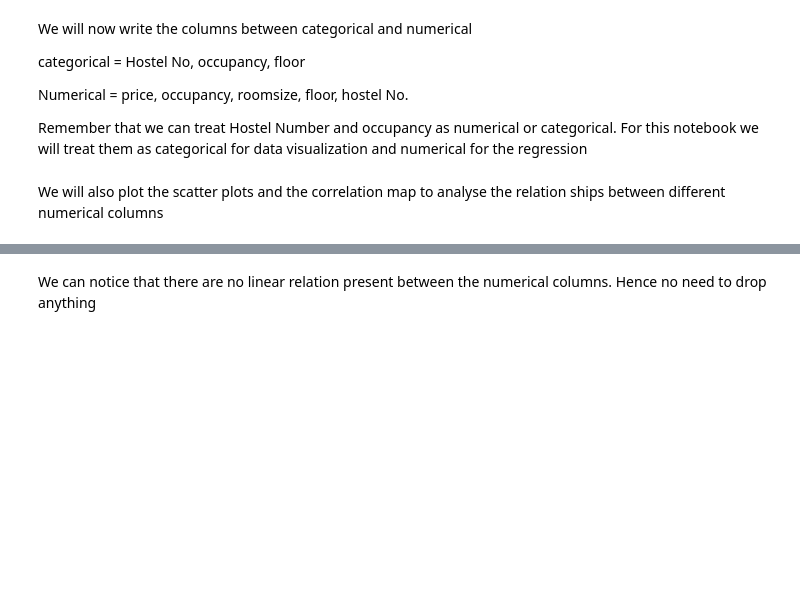
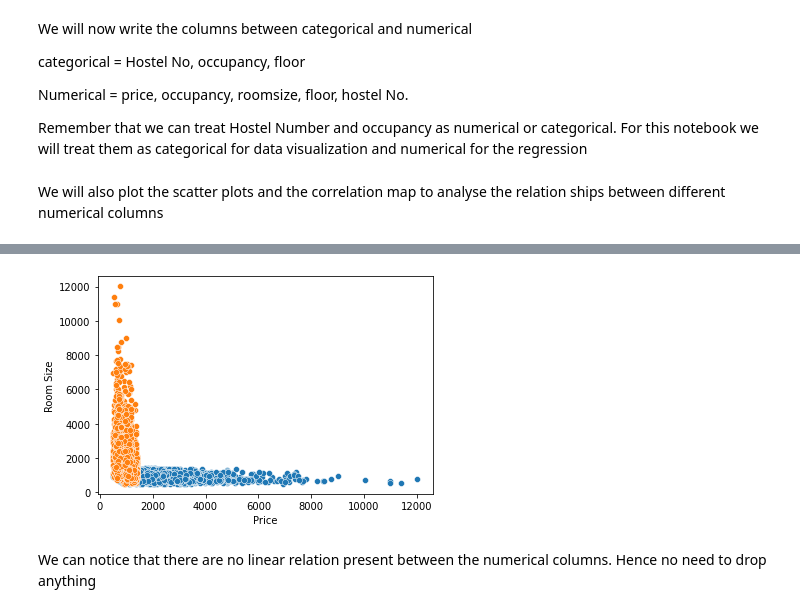
Before and after one commit to wncc/helloFOSS-21-Intro-to-ML, a Jupyter notebook: Linear_Regression_Task2_20b030018.ipynb, the cells around one changed output, grey strips where cells are left out. Saved outputs shown, nothing was run; the diff lists cells and outputs as text; code cells hidden in the pictures; blank space fills up the shorter version.

```diff
--- a/Linear_Regression_Task2_20b030018.ipynb
+++ b/Linear_Regression_Task2_20b030018.ipynb
@@ -118,5 +135,5 @@ numerical = [ 'Price', 'Room Size']
 for column1 in numerical:
     for column2 in numerical:
         if(column1 != column2):
-            #fill
+            sns.scatterplot(x = df[column1], y = df[column2])
 # %% [output]
@@ -124,3 +140,4 @@ IndentationError: expected an indented block (Temp/ipykernel_24152/1091611958.py
+[figure, added]
 # %% [markdown]
 We can notice that there are no linear relation present between the numerical columns. Hence no need to drop anything
 # %% [markdown]
```
Also changed, not shown: parts of 18 cells of this notebook.
